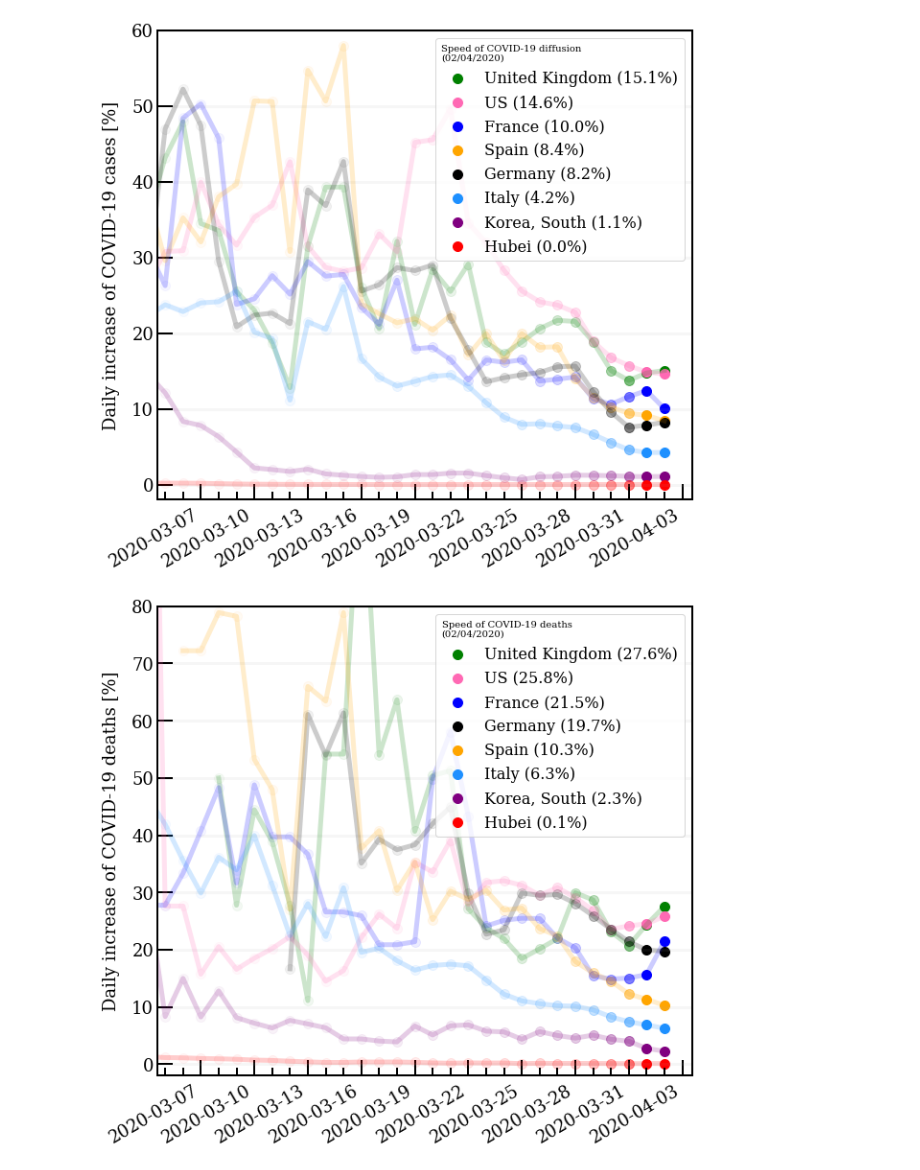
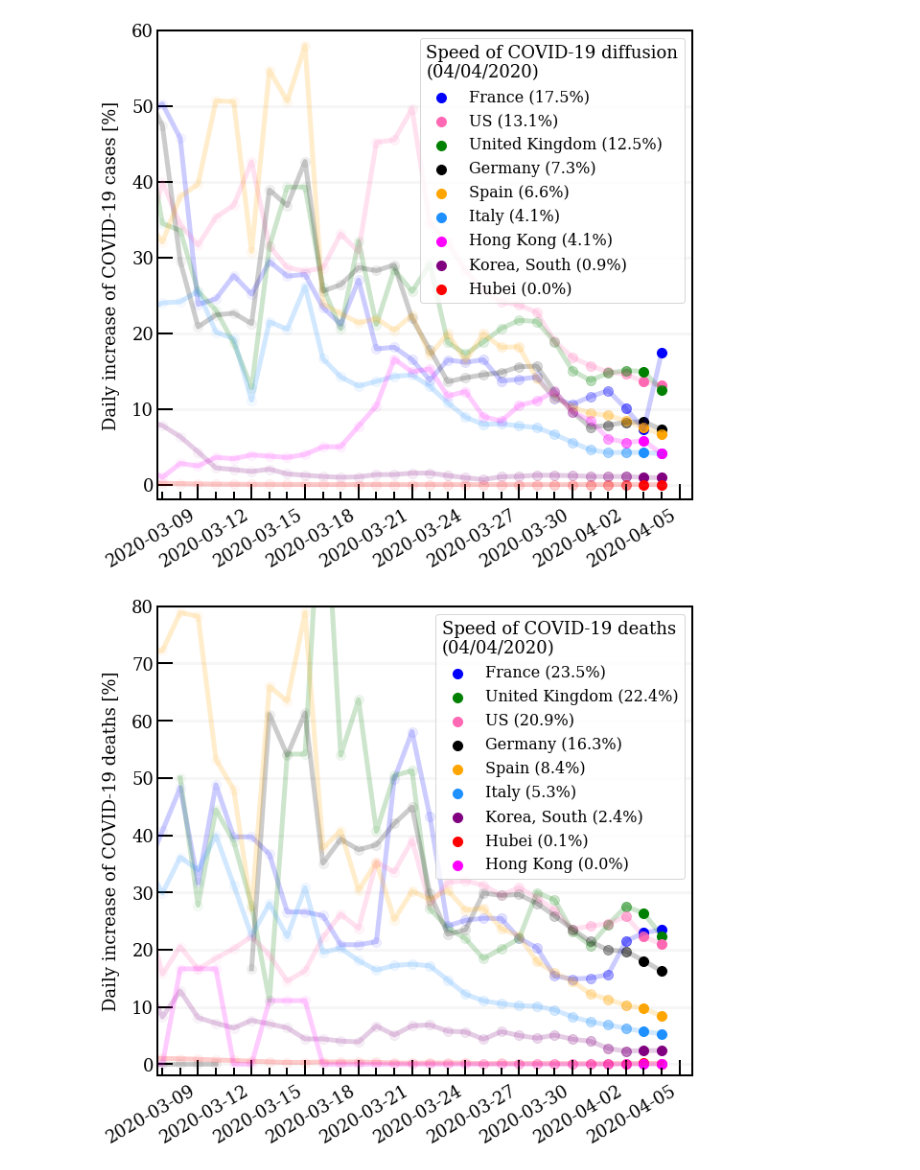
Before and after one commit to pietrodigangi/COVID19-Monitor, a Jupyter notebook: covid19-international.ipynb, the cells around one changed output. Cells and saved outputs as stored; diff of their text form; code cells hidden in the pictures.

```diff
--- a/covid19-international.ipynb
+++ b/covid19-international.ipynb
@@ -45,6 +45,7 @@ population = {
     'Spain': 46.6e6,
     'San Marino': 33.7e3,
     'Italy': 60e6,
+    'Hong Kong': 7.392e6,
 }
 for state in population.keys():
     data.at[data.region==state, 'population'] = population[state]
@@ -70,7 +71,7 @@ for var in ['cases', 'deaths', 'recovered']:
         for i in np.arange(dayspan):
             data[colname] = data[colname] + data['new_'+var].shift(i)/data[var].shift(i+1)
         data[colname] = data[colname]/dayspan
-        data[colname] = data[colname].map('{:.1e}'.format)
+        #data[colname] = data[colname].map('{:.1e}'.format)
 
 # add date per 100k inhabitants
 for var in ['cases','new_cases','deaths','new_deaths','recovered','new_recovered']:
@@ -146,6 +147,7 @@ color = {
     'Spain': 'orange',
     'San Marino': 'paleturquoise',
     'Italy': 'dodgerblue',
+    'Hong Kong': 'magenta'
 }
 # %%
 # Utility functions
@@ -257,6 +255,6 @@ plt.show()
 # %%
 var = 'new_cases'
-states = ['Italy', 'Spain', 'United Kingdom', 'Germany', 'France', 'Hubei', 'US', 'Korea, South']
+states = ['Italy', 'Spain', 'United Kingdom', 'Germany', 'France', 'Hubei', 'US', 'Korea, South', 'Hong Kong', 'Australia']
 fig = plt.figure(figsize=(16,16))
 ax = fig.add_subplot(111)
 
@@ -272,12 +270,12 @@ for state in states:
     pop = population[state]
     tot = df[var].iat[-1] # total value at current date
     label = state + ' (+%.f)' % tot
-    ax.plot(df.date, df[var]/pop*1e5, label=label, color=color[state], lw=5)
+    ax.plot(df.date, df[var]/pop*1e5, label=label, color=color[state], lw=3)
 
 # axes
 format_dateaxis()
 ax.set_xlim([datetime.datetime(2020, 1, 22), today+timedelta(days=0)])
-ax.set_ylim(0,30)
+ax.set_ylim(bottom=0)
 plt.ylabel('Daily cases per 100 000 inhabitants')
 #plt.yscale('log')
 plt.grid(axis='y', linewidth=3, alpha=0.1, which='both')
@@ -293,6 +291,6 @@ plt.show()
 # %%
 var = 'cases_delta3'
-states = ['Italy', 'Spain', 'United Kingdom', 'Germany', 'France', 'Hubei', 'US', 'Korea, South']
+states = ['Italy', 'Spain', 'United Kingdom', 'Germany', 'France', 'Hubei', 'US', 'Korea, South','Hong Kong']
 fig = plt.figure(figsize=(10,10))
 ax = fig.add_subplot(111)
 
@@ -338,10 +336,10 @@ leglabels_style()
 
 plt.show()
 # %% [output]
-[figure, old version]
+[figure, new version]
 # %%
 var = 'deaths_delta3'
-states = ['Italy', 'Spain', 'United Kingdom', 'Germany', 'France', 'Hubei', 'US', 'Korea, South']
+states = ['Italy', 'Spain', 'United Kingdom', 'Germany', 'France', 'Hubei', 'US', 'Korea, South', 'Hong Kong']
 fig = plt.figure(figsize=(10,10))
 ax = fig.add_subplot(111)
 
@@ -360,31 +358,31 @@ ndays = 30
 days = np.arange(1,ndays)
 mk='o'
 ms=100
 for state in states:
     df = data[data.region==state]
     tot = df[var].iat[-1]*100 # total value at current date
     pop = population[state]
     label = state + ' (%.1f%s)' % (tot,'%')
     ax.scatter(df.date.iat[-1], df[var].iat[-1]*100, label=label, color=color[state], marker=mk, s=ms)
     for day in list(reversed(days)):
         x = df['date'].iat[-1-day] # total value 'day' ago
         y = df[var].iat[-1-day]*100
         alpha = 1/day
         ax.scatter(x,y,label='', color=color[state], marker=mk, s=ms, alpha=alpha)
 
 # axes
 format_dateaxis()
 ax.set_xlim([today-timedelta(days=ndays), today+timedelta(days=0)])
 ax.set_ylim(-2,80)
 plt.ylabel('Daily increase of COVID-19 deaths [%]')
 #plt.xscale('log')
 plt.grid(axis='y', linewidth=3, alpha=0.1, which='both')
 
 #legend
 leg = plt.legend(loc=0, frameon=True, ncol=1,
                  title='Speed of COVID-19 deaths\n(%s)' % lastday.strftime('%d/%m/%Y'))
 leglabels_style()
 
 plt.show()
 # %% [output]
-[figure, old version]
+[figure, new version]
```
Also changed, not shown: parts of 11 cells of this notebook, 6 other files.
